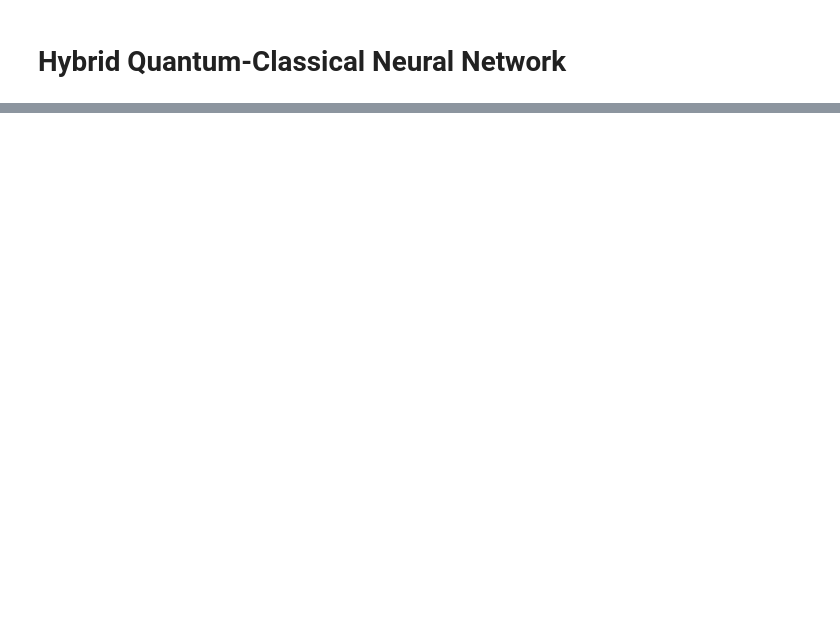
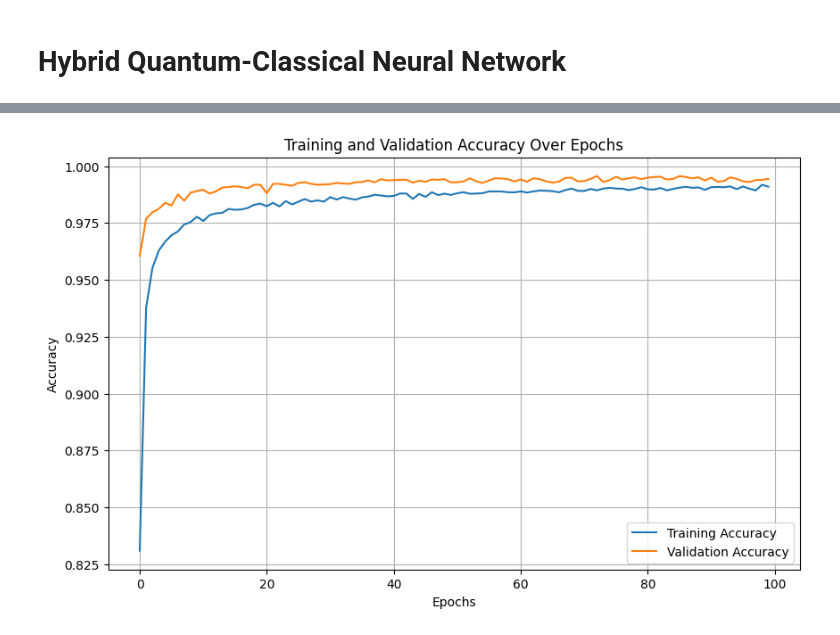
Before and after one commit to Nirusan03/QuanNetDetct, a Jupyter notebook: Quantum_Model/QNN_Improve.ipynb, the cells around one changed output, grey strips where cells are left out. Drawn from its saved outputs; the diff is of its cells as text; code cells hidden in the pictures; blank space fills up the shorter version.

Commit message:
[30] Max accuracy acheived

```diff
--- a/Quantum_Model/QNN_Improve.ipynb
+++ b/Quantum_Model/QNN_Improve.ipynb
@@ -653,0 +226,46 @@ Epoch 1/50
+# %%
+# Split Training & Validation Data
+X_train_q, X_val_q, X_train_c, X_val_c, y_train_split, y_val_split = train_test_split(
+    quantum_features, classical_features, to_categorical(y_train, num_classes=4),
+    test_size=0.2, random_state=42, stratify=y_train
+)
+# %%
+# Define Custom Data Generator
+class CustomBatchGenerator(tf.keras.utils.Sequence):
+    def __init__(self, X_q, X_c, y, batch_size):
+        self.X_q = X_q
+        self.X_c = X_c
+        self.y = y
+        self.batch_size = batch_size
+
+    def __len__(self):
+        return int(np.ceil(len(self.y) / self.batch_size))
+
+    def __getitem__(self, idx):
+        batch_X_q = self.X_q[idx * self.batch_size:(idx + 1) * self.batch_size]
+        batch_X_c = self.X_c[idx * self.batch_size:(idx + 1) * self.batch_size]
+        batch_y = self.y[idx * self.batch_size:(idx + 1) * self.batch_size]
+        return [batch_X_q, batch_X_c], batch_y
+
+train_generator = CustomBatchGenerator(X_train_q, X_train_c, y_train_split, batch_size=32)
+val_generator = CustomBatchGenerator(X_val_q, X_val_c, y_val_split, batch_size=32)
+# %%
+# Train the Model
+history = hybrid_model.fit(
+    train_generator,
+    validation_data=val_generator,
+    epochs=100,
+    verbose=1
+)
+
+# Plot Results
+plt.figure(figsize=(10, 6))
+plt.plot(history.history['accuracy'], label='Training Accuracy')
+plt.plot(history.history['val_accuracy'], label='Validation Accuracy')
+plt.xlabel('Epochs')
+plt.ylabel('Accuracy')
+plt.title('Training and Validation Accuracy Over Epochs')
+plt.legend()
+plt.grid()
+plt.show()
+# %% [output]
@@ -653,0 +289 @@ Epoch 1/50
+[figure, added]
```
Also changed, not shown: parts of 33 cells of this notebook.
